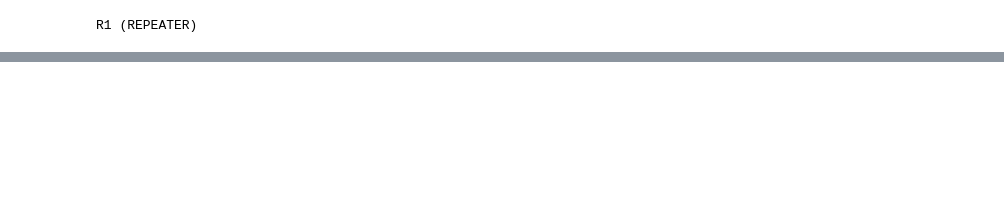
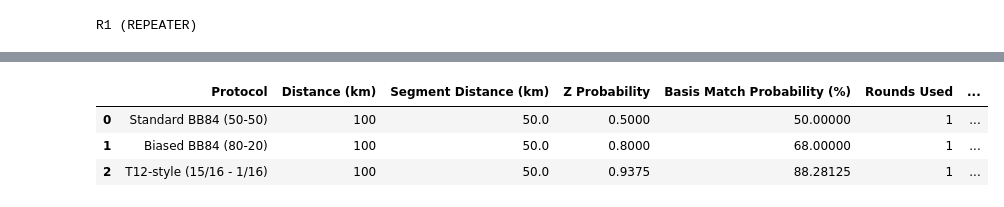
Before and after one commit to Vishesh-Goyal7/NARAD-QC, a Jupyter notebook: NARAD_QC.ipynb, the cells around one changed output, grey strips where cells are left out. Drawn from its saved outputs; the diff is of its cells as text; code cells hidden in the pictures; blank space fills up the shorter version.

```diff
--- a/NARAD_QC.ipynb
+++ b/NARAD_QC.ipynb
@@ -1661,0 +2091,89 @@ plt.show()
+# %%
+# @title Fixed Distance Protocol Comparison
+
+test_distance = 100
+target_bits = 128
+transmission_margin = 1.3
+
+protocols = {
+    "Standard BB84 (50-50)": 0.5,
+    "Biased BB84 (80-20)": 0.8,
+    "T12-style (15/16 - 1/16)": 15/16
+}
+
+phase2b_fixed_results = []
+
+for protocol_name, z_prob in protocols.items():
+
+    channel = RepeaterAssistedQuantumChannel(
+        source=alice,
+        repeater=r1,
+        destination=bob,
+        total_distance_km=test_distance,
+        swapping_success_probability=1.0,
+        memory_lifetime_attempts=10000,
+        max_entanglement_attempts=1000000
+    )
+
+    key, meta = generate_bb84_session_key_over_repeater_channel(
+        channel=channel,
+        target_bits=target_bits,
+        transmission_margin=transmission_margin,
+        max_rounds=100,
+        eve_present=False,
+        z_probability=z_prob,
+        verbose=False
+    )
+
+    phase2b_fixed_results.append({
+        "Protocol": protocol_name,
+        "Distance (km)": test_distance,
+        "Segment Distance (km)": meta["segment_distance_km"],
+
+        "Z Probability": z_prob,
+        "Basis Match Probability (%)": meta["basis_match_probability"] * 100,
+
+        "Rounds Used": meta["rounds_used"],
+
+        # Protocol layer
+        "Qubits Sent": meta["total_qubits_sent"],
+        "Qubits Received": meta["total_qubits_received"],
+        "Qubits Lost Protocol": meta["total_qubits_lost"],
+        "Effective Key Yield (%)": meta["effective_key_yield"] * 100,
+
+        # Physical layer
+        "Left Photons Sent": meta["left_photons_sent"],
+        "Left Photons Survived": meta["left_photons_survived"],
+        "Left Photons Lost": meta["left_photons_lost"],
+
+        "Right Photons Sent": meta["right_photons_sent"],
+        "Right Photons Survived": meta["right_photons_survived"],
+        "Right Photons Lost": meta["right_photons_lost"],
+
+        "Total Physical Photons Sent": meta["total_photons_sent_physical"],
+        "Total Physical Photons Survived": meta["total_photons_survived_physical"],
+        "Total Physical Photons Lost": meta["total_photons_lost_physical"],
+
+        "Entanglement Attempts": meta["total_entanglement_attempts"],
+        "Avg Entanglement Attempts / Delivered Qubit":
+            meta["average_entanglement_attempts_per_delivered_qubit"],
+
+        "Successful End-to-End Bell Pairs": meta["successful_end_to_end_bell_pairs"],
+        "Swap Attempts": meta["swap_attempts"],
+
+        "Keygen Time (s)": meta["keygen_time_s"]
+    })
+
+df_phase2b_fixed = pd.DataFrame(phase2b_fixed_results)
+
+df_phase2b_fixed.to_csv(
+    "phase2b_key_generation_at_100_km_with_repeater.csv",
+    index=False
+)
+
+display(df_phase2b_fixed)
+# %% [output]
+|  | Protocol | Distance (km) | Segment Distance (km) | Z Probability | Basis Match Probability (%) | Rounds Used | ... |
+| 0 | Standard BB84 (50-50) | 100 | 50.0 | 0.5000 | 50.00000 | 1 | ... |
+| 1 | Biased BB84 (80-20) | 100 | 50.0 | 0.8000 | 68.00000 | 1 | ... |
+| 2 | T12-style (15/16 - 1/16) | 100 | 50.0 | 0.9375 | 88.28125 | 1 | ... |
```
Also changed, not shown: parts of 16 cells of this notebook.
